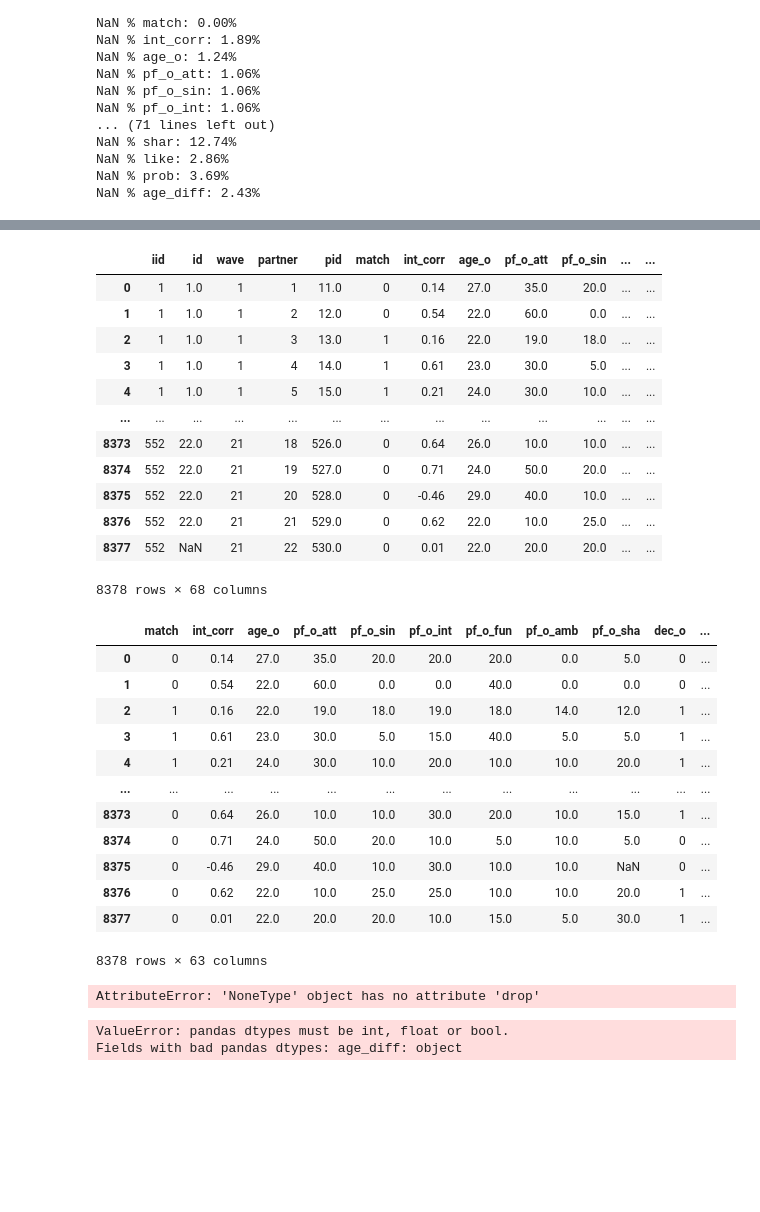
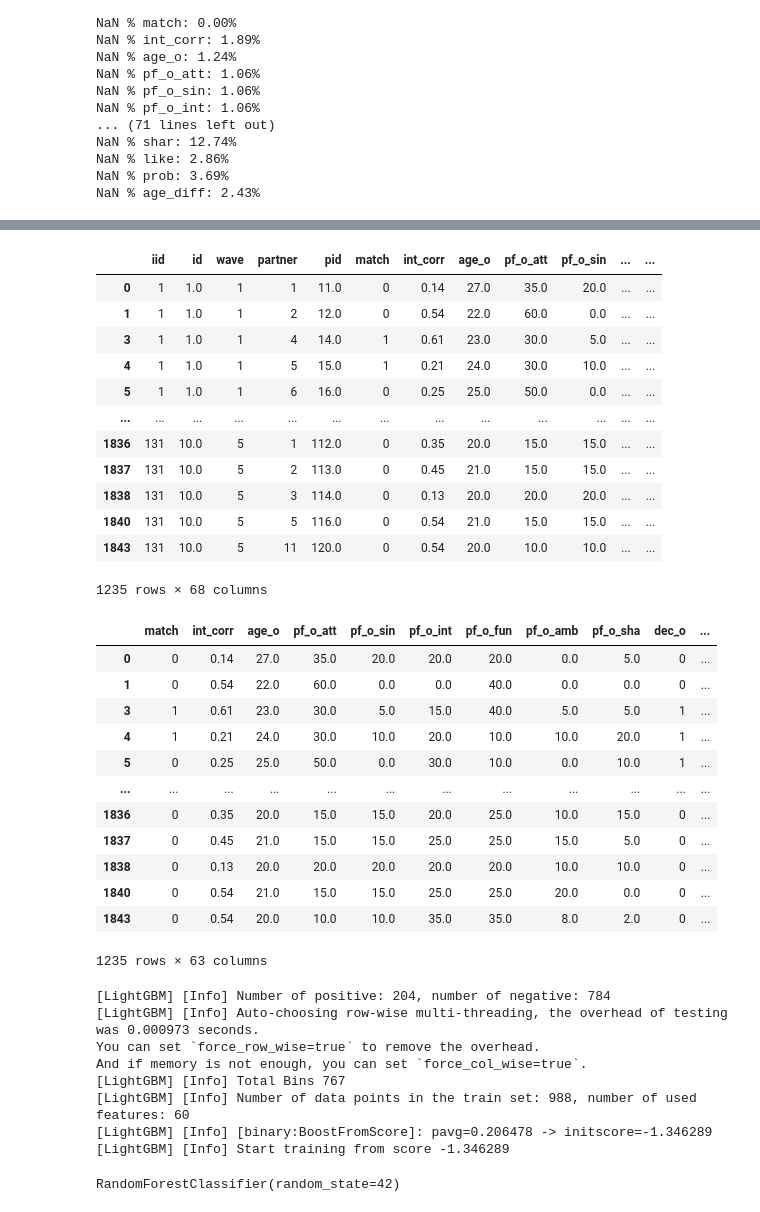
Before and after one commit to meralegre/capstone, a Jupyter notebook: modelling.ipynb, the cells around one changed output, grey strips where cells are left out. Drawn from its saved outputs; the diff is of its cells as text; code cells hidden in the pictures; blank space fills up the shorter version.

```diff
--- a/modelling.ipynb
+++ b/modelling.ipynb
@@ -48,19 +63,20 @@ df = df.drop(columns=['Unnamed: 0'])
 # %%
+df = df.dropna()
 df
 # %% [output]
 |  | iid | id | wave | partner | pid | match | int_corr | age_o | pf_o_att | pf_o_sin | ... | ... |
 | 0 | 1 | 1.0 | 1 | 1 | 11.0 | 0 | 0.14 | 27.0 | 35.0 | 20.0 | ... | ... |
 | 1 | 1 | 1.0 | 1 | 2 | 12.0 | 0 | 0.54 | 22.0 | 60.0 | 0.0 | ... | ... |
-| 2 | 1 | 1.0 | 1 | 3 | 13.0 | 1 | 0.16 | 22.0 | 19.0 | 18.0 | ... | ... |
 | 3 | 1 | 1.0 | 1 | 4 | 14.0 | 1 | 0.61 | 23.0 | 30.0 | 5.0 | ... | ... |
 | 4 | 1 | 1.0 | 1 | 5 | 15.0 | 1 | 0.21 | 24.0 | 30.0 | 10.0 | ... | ... |
+| 5 | 1 | 1.0 | 1 | 6 | 16.0 | 0 | 0.25 | 25.0 | 50.0 | 0.0 | ... | ... |
 | ... | ... | ... | ... | ... | ... | ... | ... | ... | ... | ... | ... | ... |
-| 8373 | 552 | 22.0 | 21 | 18 | 526.0 | 0 | 0.64 | 26.0 | 10.0 | 10.0 | ... | ... |
-| 8374 | 552 | 22.0 | 21 | 19 | 527.0 | 0 | 0.71 | 24.0 | 50.0 | 20.0 | ... | ... |
-| 8375 | 552 | 22.0 | 21 | 20 | 528.0 | 0 | -0.46 | 29.0 | 40.0 | 10.0 | ... | ... |
-| 8376 | 552 | 22.0 | 21 | 21 | 529.0 | 0 | 0.62 | 22.0 | 10.0 | 25.0 | ... | ... |
-| 8377 | 552 | NaN | 21 | 22 | 530.0 | 0 | 0.01 | 22.0 | 20.0 | 20.0 | ... | ... |
+| 1836 | 131 | 10.0 | 5 | 1 | 112.0 | 0 | 0.35 | 20.0 | 15.0 | 15.0 | ... | ... |
+| 1837 | 131 | 10.0 | 5 | 2 | 113.0 | 0 | 0.45 | 21.0 | 15.0 | 15.0 | ... | ... |
+| 1838 | 131 | 10.0 | 5 | 3 | 114.0 | 0 | 0.13 | 20.0 | 20.0 | 20.0 | ... | ... |
+| 1840 | 131 | 10.0 | 5 | 5 | 116.0 | 0 | 0.54 | 21.0 | 15.0 | 15.0 | ... | ... |
+| 1843 | 131 | 10.0 | 5 | 11 | 120.0 | 0 | 0.54 | 20.0 | 10.0 | 10.0 | ... | ... |
-8378 rows × 68 columns
+1235 rows × 68 columns
 # %%
 # Dropping identifier columns and irrelevant features for prediction
 df = df.drop(columns=['iid', 'id', 'pid', 'partner', 'wave'], axis=1)
@@ -70,29 +86,36 @@ df
 |  | match | int_corr | age_o | pf_o_att | pf_o_sin | pf_o_int | pf_o_fun | pf_o_amb | pf_o_sha | dec_o | ... |
 | 0 | 0 | 0.14 | 27.0 | 35.0 | 20.0 | 20.0 | 20.0 | 0.0 | 5.0 | 0 | ... |
 | 1 | 0 | 0.54 | 22.0 | 60.0 | 0.0 | 0.0 | 40.0 | 0.0 | 0.0 | 0 | ... |
-| 2 | 1 | 0.16 | 22.0 | 19.0 | 18.0 | 19.0 | 18.0 | 14.0 | 12.0 | 1 | ... |
 | 3 | 1 | 0.61 | 23.0 | 30.0 | 5.0 | 15.0 | 40.0 | 5.0 | 5.0 | 1 | ... |
 | 4 | 1 | 0.21 | 24.0 | 30.0 | 10.0 | 20.0 | 10.0 | 10.0 | 20.0 | 1 | ... |
+| 5 | 0 | 0.25 | 25.0 | 50.0 | 0.0 | 30.0 | 10.0 | 0.0 | 10.0 | 1 | ... |
 | ... | ... | ... | ... | ... | ... | ... | ... | ... | ... | ... | ... |
-| 8373 | 0 | 0.64 | 26.0 | 10.0 | 10.0 | 30.0 | 20.0 | 10.0 | 15.0 | 1 | ... |
-| 8374 | 0 | 0.71 | 24.0 | 50.0 | 20.0 | 10.0 | 5.0 | 10.0 | 5.0 | 0 | ... |
-| 8375 | 0 | -0.46 | 29.0 | 40.0 | 10.0 | 30.0 | 10.0 | 10.0 | NaN | 0 | ... |
-| 8376 | 0 | 0.62 | 22.0 | 10.0 | 25.0 | 25.0 | 10.0 | 10.0 | 20.0 | 1 | ... |
-| 8377 | 0 | 0.01 | 22.0 | 20.0 | 20.0 | 10.0 | 15.0 | 5.0 | 30.0 | 1 | ... |
+| 1836 | 0 | 0.35 | 20.0 | 15.0 | 15.0 | 20.0 | 25.0 | 10.0 | 15.0 | 0 | ... |
+| 1837 | 0 | 0.45 | 21.0 | 15.0 | 15.0 | 25.0 | 25.0 | 15.0 | 5.0 | 0 | ... |
+| 1838 | 0 | 0.13 | 20.0 | 20.0 | 20.0 | 20.0 | 20.0 | 10.0 | 10.0 | 0 | ... |
+| 1840 | 0 | 0.54 | 21.0 | 15.0 | 15.0 | 25.0 | 25.0 | 20.0 | 0.0 | 0 | ... |
+| 1843 | 0 | 0.54 | 20.0 | 10.0 | 10.0 | 35.0 | 35.0 | 8.0 | 2.0 | 0 | ... |
-8378 rows × 63 columns
+1235 rows × 63 columns
 # %%
 X = df.drop(['match', 'dec', 'dec_o'], axis=1)
 y = df['match']
 X_train, X_test, y_train, y_test = train_test_split(X, y, test_size=0.2, random_state=42)
-# %% [output]
-AttributeError: 'NoneType' object has no attribute 'drop'
 # %%
-# start by modelling a lightgbm model (I want to try different models and compare them after)
-import lightgbm as lgb
+# Start by modelling a LightGBM and Random Forest model
+# Will do comparison of both and decide based on
 
 lgb_model = lgb.LGBMClassifier(random_state=42)
+rf_model = RandomForestClassifier(random_state=42)
 
 lgb_model.fit(X_train, y_train)
+rf_model.fit(X_train, y_train)
 # %% [output]
-ValueError: pandas dtypes must be int, float or bool.
-Fields with bad pandas dtypes: age_diff: object
+[LightGBM] [Info] Number of positive: 204, number of negative: 784
+[LightGBM] [Info] Auto-choosing row-wise multi-threading, the overhead of testing was 0.000973 seconds.
+You can set `force_row_wise=true` to remove the overhead.
+And if memory is not enough, you can set `force_col_wise=true`.
+[LightGBM] [Info] Total Bins 767
+[LightGBM] [Info] Number of data points in the train set: 988, number of used features: 60
+[LightGBM] [Info] [binary:BoostFromScore]: pavg=0.206478 -> initscore=-1.346289
+[LightGBM] [Info] Start training from score -1.346289
+RandomForestClassifier(random_state=42)
```
Also changed, not shown: parts of 8 cells of this notebook.
